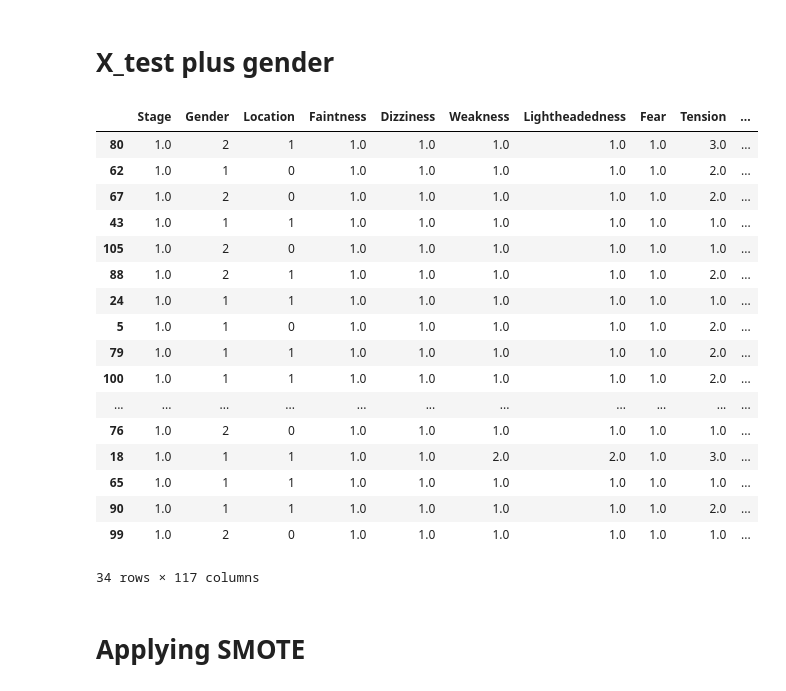
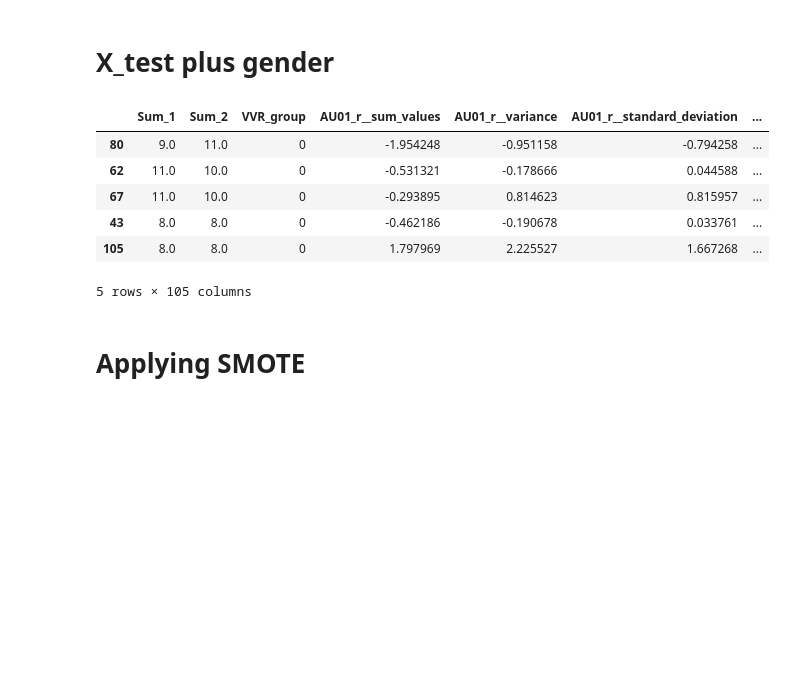
Before and after one commit to DionneSpaltman/predicting_VVR, a Jupyter notebook: models/preparing_data.ipynb, the cells around one changed output. Drawn from its saved outputs; the diff is of its cells as text; code cells hidden in the pictures; blank space fills up the shorter version.

```diff
--- a/models/preparing_data.ipynb
+++ b/models/preparing_data.ipynb
@@ -51,8 +51,8 @@ print(list(merged_df.columns))
 ['ID', 'Stage', 'Gender', 'Date', 'Location', 'Condition', 'Faintness', 'Dizziness', 'Weakness', 'Lightheadedness', 'Fear', 'Tension', 'Stress', 'Physical_sum', 'Psychological_sum', 'Sum_VVR', 'Sum_12 ...
 # %%
 # columns_to_drop = ['ID', 'Sum_12', 'Sum_4567', 'Sum_456', 'VVR_group', 'Condition', 'Gender', 'Date', 'Stage', 'Location',]
-columns_to_drop = ['ID', 'Stage', 'Gender', 'Age', 'Date', 'Location', 'Condition', 'Weight', 'Length', 'Faintness',
-                    'Dizziness', 'Weakness', 'Lightheadedness', 'Fear', 'Tension', 'Stress', 'Nervousness', 'Physical_sum',
-                    'Psychological_sum', 'Sum_VVR', 'Sum_12', 'Sum_456', 'Sum_4567', 'Sum_1', 'Sum_2', 'VVR_group']
+columns_to_drop = ['Stage', 'Gender', 'Date', 'Location', 'Condition', 'Faintness',
+                    'Dizziness', 'Weakness', 'Lightheadedness', 'Fear', 'Tension', 'Stress', 'Physical_sum',
+                    'Psychological_sum', 'Sum_VVR', 'Sum_12', 'Sum_456', 'Sum_4567']
 
-print(len(columns_to_drop))
+merged_df = merged_df.drop(columns_to_drop, axis=1)
@@ -135,29 +135,17 @@ Original dataset shape Counter({0: 23, 1: 11})
 # %% [markdown]
 # X_test plus gender
 # %%
-columns_to_drop = [ 'ID', 'Sum_12', 'Sum_4567', 'Sum_456', 'VVR_group', 'Condition', 'Date']
-
+columns_to_drop = [ 'ID']
 X_test_gender = test.drop(columns_to_drop, axis=1)
-display(X_test_gender)
+display(X_test_gender.head())
 # %% [output]
-|  | Stage | Gender | Location | Faintness | Dizziness | Weakness | Lightheadedness | Fear | Tension | ... |
-| 80 | 1.0 | 2 | 1 | 1.0 | 1.0 | 1.0 | 1.0 | 1.0 | 3.0 | ... |
-| 62 | 1.0 | 1 | 0 | 1.0 | 1.0 | 1.0 | 1.0 | 1.0 | 2.0 | ... |
-| 67 | 1.0 | 2 | 0 | 1.0 | 1.0 | 1.0 | 1.0 | 1.0 | 2.0 | ... |
-| 43 | 1.0 | 1 | 1 | 1.0 | 1.0 | 1.0 | 1.0 | 1.0 | 1.0 | ... |
-| 105 | 1.0 | 2 | 0 | 1.0 | 1.0 | 1.0 | 1.0 | 1.0 | 1.0 | ... |
-| 88 | 1.0 | 2 | 1 | 1.0 | 1.0 | 1.0 | 1.0 | 1.0 | 2.0 | ... |
-| 24 | 1.0 | 1 | 1 | 1.0 | 1.0 | 1.0 | 1.0 | 1.0 | 1.0 | ... |
-| 5 | 1.0 | 1 | 0 | 1.0 | 1.0 | 1.0 | 1.0 | 1.0 | 2.0 | ... |
-| 79 | 1.0 | 1 | 1 | 1.0 | 1.0 | 1.0 | 1.0 | 1.0 | 2.0 | ... |
-| 100 | 1.0 | 1 | 1 | 1.0 | 1.0 | 1.0 | 1.0 | 1.0 | 2.0 | ... |
-| ... | ... | ... | ... | ... | ... | ... | ... | ... | ... | ... |
-| 76 | 1.0 | 2 | 0 | 1.0 | 1.0 | 1.0 | 1.0 | 1.0 | 1.0 | ... |
-| 18 | 1.0 | 1 | 1 | 1.0 | 1.0 | 2.0 | 2.0 | 1.0 | 3.0 | ... |
-| 65 | 1.0 | 1 | 1 | 1.0 | 1.0 | 1.0 | 1.0 | 1.0 | 1.0 | ... |
-| 90 | 1.0 | 1 | 1 | 1.0 | 1.0 | 1.0 | 1.0 | 1.0 | 2.0 | ... |
-| 99 | 1.0 | 2 | 0 | 1.0 | 1.0 | 1.0 | 1.0 | 1.0 | 1.0 | ... |
+|  | Sum_1 | Sum_2 | VVR_group | AU01_r__sum_values | AU01_r__variance | AU01_r__standard_deviation | ... |
+| 80 | 9.0 | 11.0 | 0 | -1.954248 | -0.951158 | -0.794258 | ... |
+| 62 | 11.0 | 10.0 | 0 | -0.531321 | -0.178666 | 0.044588 | ... |
+| 67 | 11.0 | 10.0 | 0 | -0.293895 | 0.814623 | 0.815957 | ... |
+| 43 | 8.0 | 8.0 | 0 | -0.462186 | -0.190678 | 0.033761 | ... |
+| 105 | 8.0 | 8.0 | 0 | 1.797969 | 2.225527 | 1.667268 | ... |
-34 rows × 117 columns
+5 rows × 105 columns
 # %%
 X_test_gender.to_csv('/Users/dionnespaltman/Desktop/V6/data_04-06-2024/X_test_gender.csv')
 # %% [markdown]
```
Also changed, not shown: parts of 11 cells of this notebook, 1 other file.
